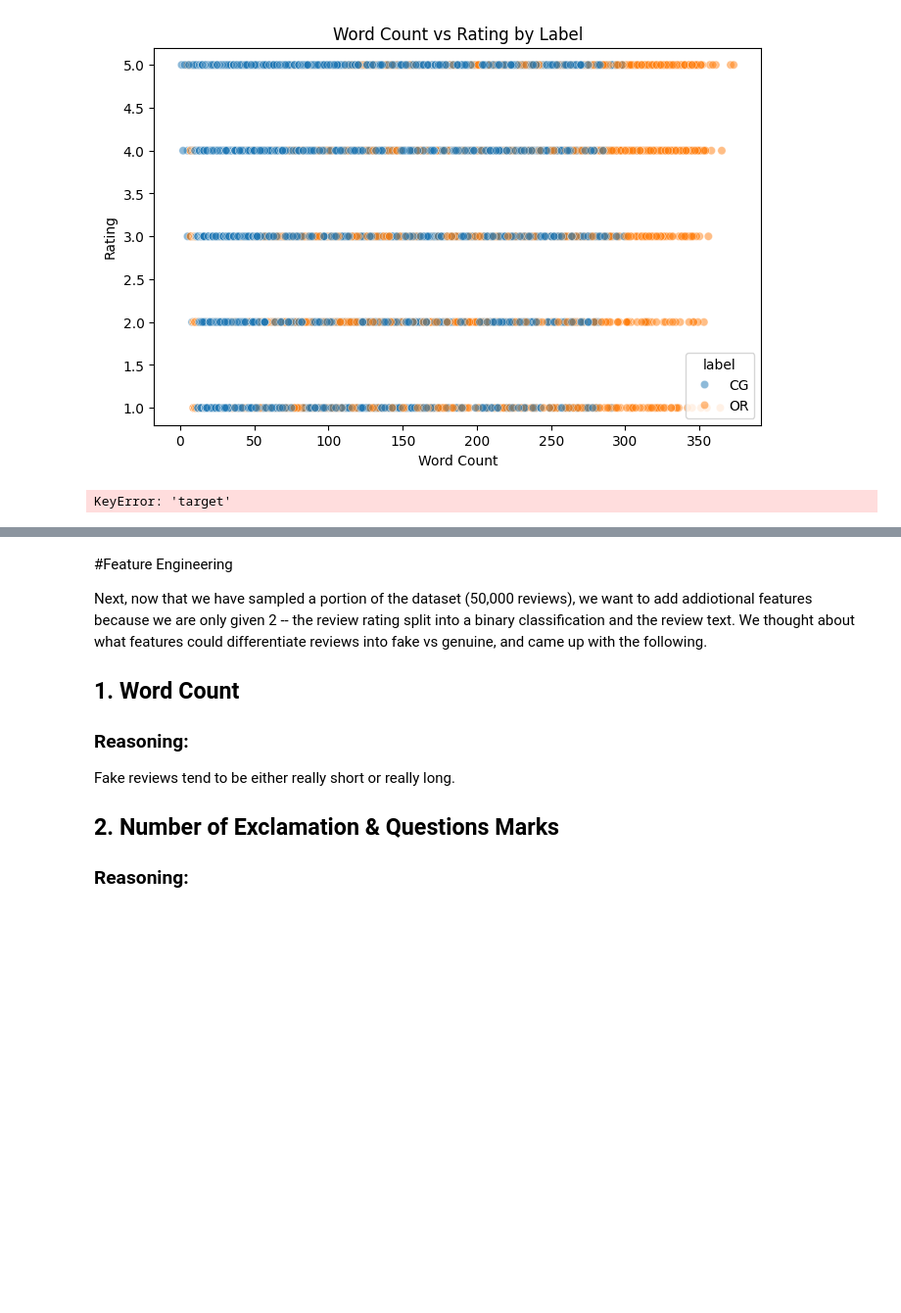
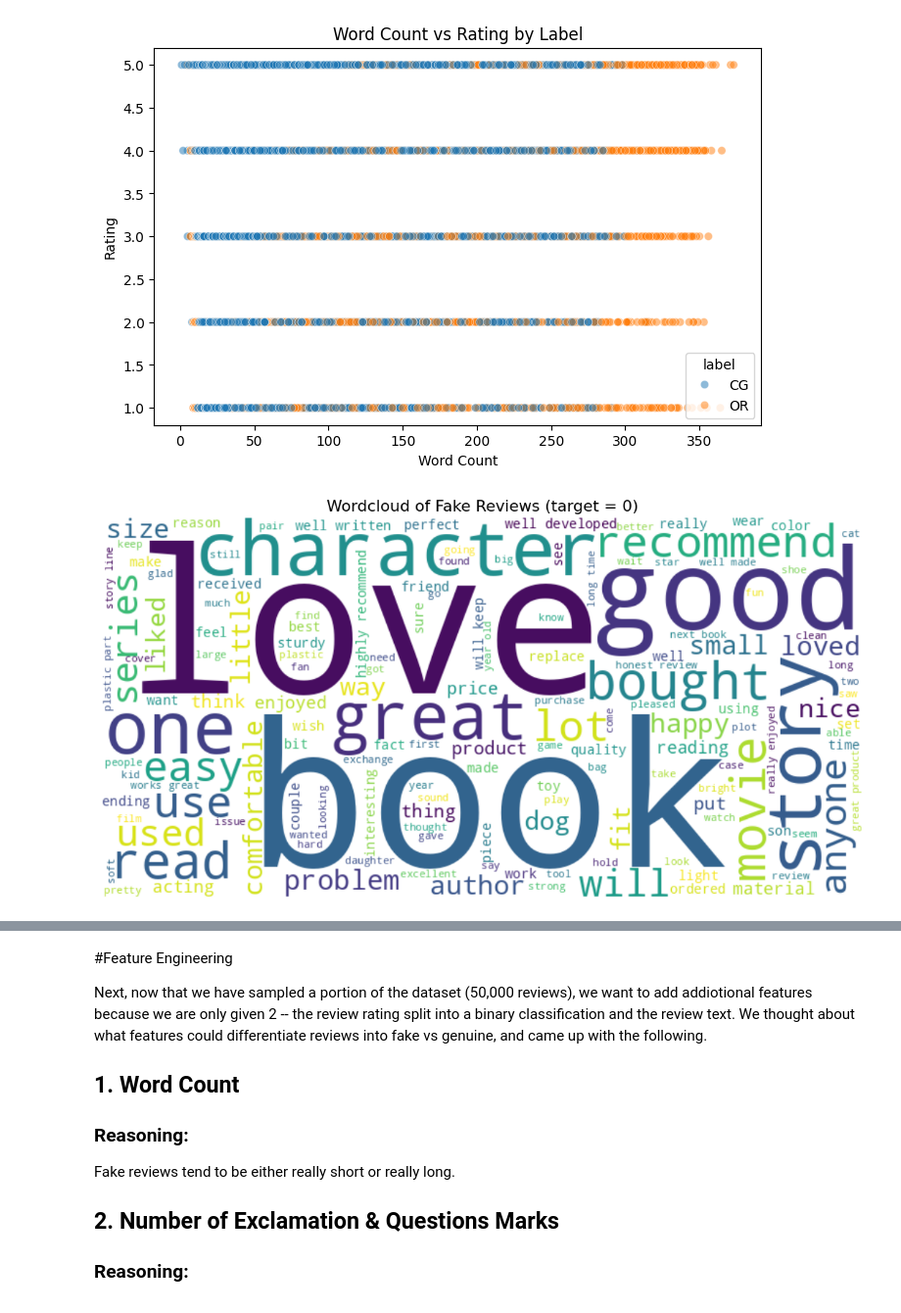
Before and after one commit to darinbrion/review-authenticity-detection, a Jupyter notebook: Data144FinalProject.ipynb, the cells around one changed output, grey strips where cells are left out. Shown at 98% size. Cells and saved outputs as stored; diff of their text form; code cells hidden in the pictures; blank space fills up the shorter version.

```diff
--- a/Data144FinalProject.ipynb
+++ b/Data144FinalProject.ipynb
@@ -94,23 +97,26 @@ plt.show()
 # %%
 from wordcloud import WordCloud
 import matplotlib.pyplot as plt
 
-fake_text = " ".join(df[df["target"] == 0]["text_"].astype(str))
+fake_text = " ".join(
+    df[df["label"] == "CG"]["text_"].astype(str)
+)
+
 
 wc = WordCloud(
     width=800,
     height=400,
     background_color="white",
     min_font_size=10
 )
 
 fake_wc = wc.generate(fake_text)
 
 plt.figure(figsize=(14,7))
 plt.imshow(fake_wc, interpolation='bilinear')
 plt.axis("off")
 plt.title("Wordcloud of Fake Reviews (target = 0)", fontsize=16)
 plt.show()
 # %% [output]
-KeyError: 'target'
+[figure, added]
 # %%
```
Also changed, not shown: parts of 2 cells of this notebook.
